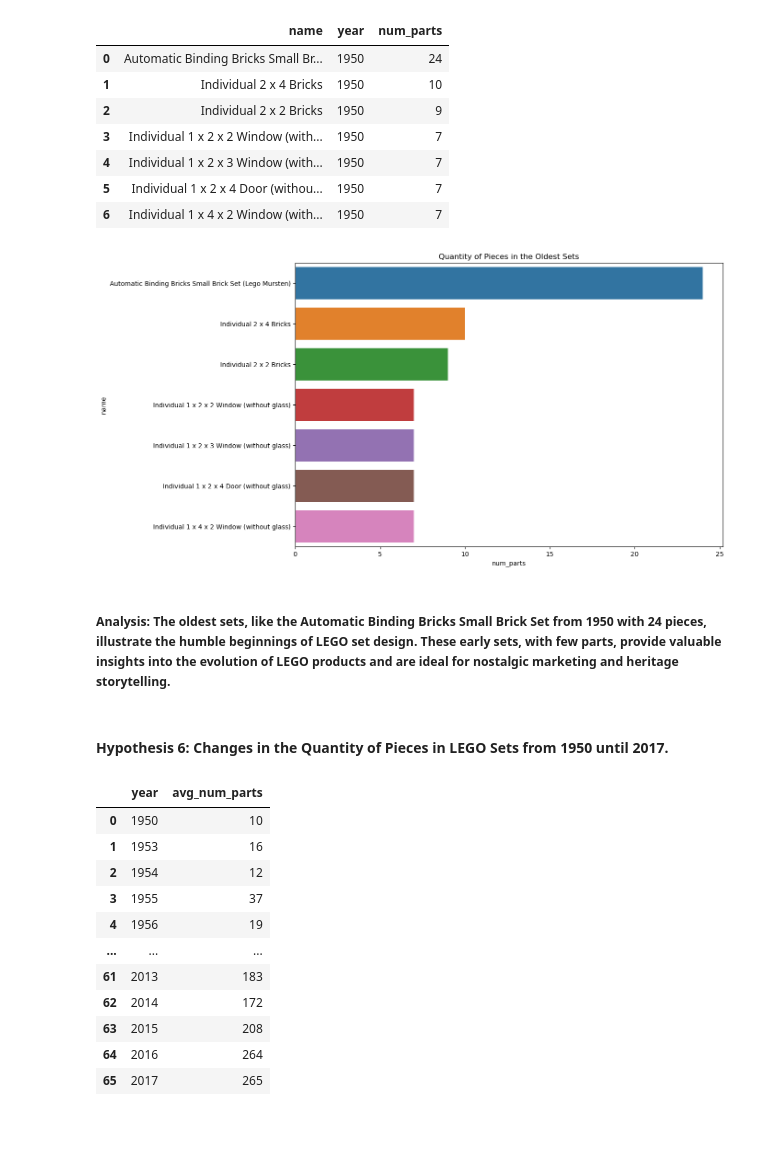
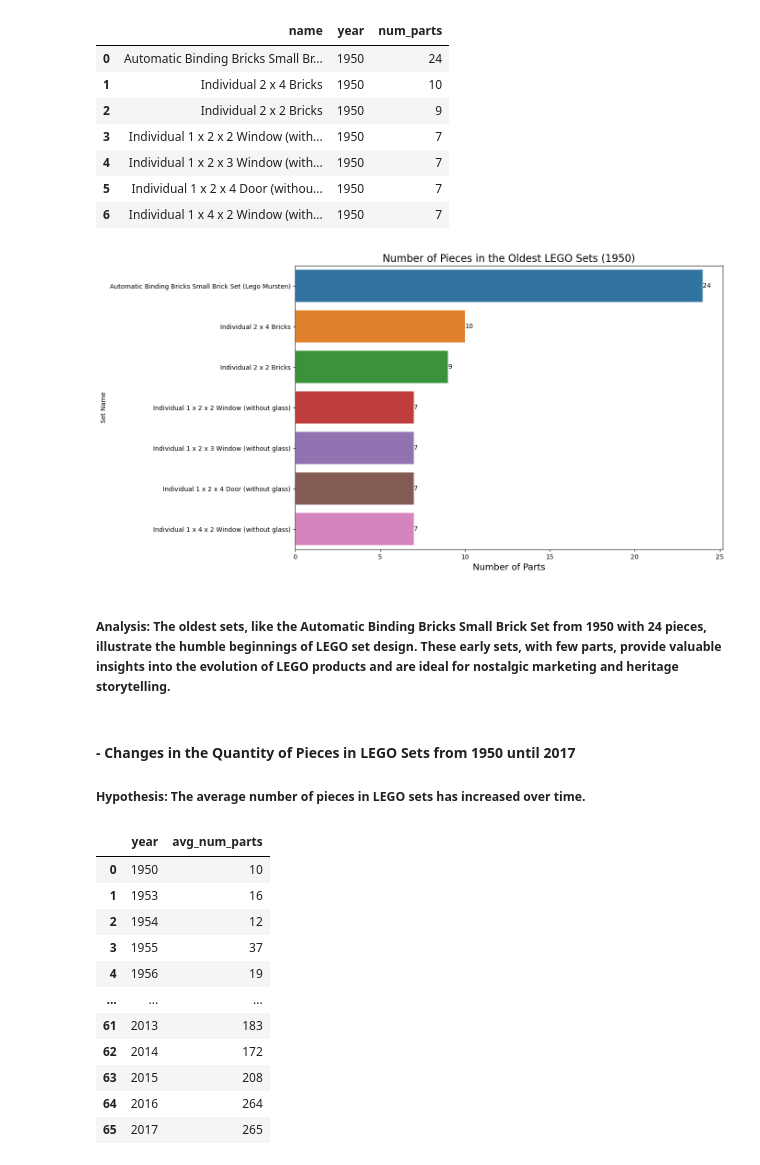
Before and after one commit to DaniCoco31/miniproject_week4, a Jupyter notebook: Notebooks/legodb_processing.ipynb, the cells around one changed output. Drawn from its saved outputs; the diff is of its cells as text; code cells hidden in the pictures; blank space fills up the shorter version.

Commit message:
changes into hypothesis

```diff
--- a/Notebooks/legodb_processing.ipynb
+++ b/Notebooks/legodb_processing.ipynb
@@ -39,13 +39,6 @@ queries = {
         SELECT DISTINCT name, num_parts
         FROM sets
         ORDER BY num_parts DESC
-        LIMIT 10;
-    """,
-    "top_sets_with_least_parts": """
-        SELECT name, num_parts
-        FROM sets
-        WHERE num_parts >= 1
-        ORDER BY num_parts ASC
         LIMIT 10;
     """,
     "themes_with_most_parts": """
@@ -68,6 +61,33 @@ queries = {
         FROM sets
         GROUP BY year
         ORDER BY year ASC;
+    """,
+    "variation_num_part_over_year" : """
+        SELECT year, MAX(num_parts) - MIN(num_parts) AS part_range
+        FROM sets
+        GROUP BY year
+        ORDER BY year ASC;
+    """,
+    "num_parts_over_time" : """
+        SELECT year, FLOOR(AVG(num_parts)) AS avg_num_parts
+        FROM sets
+        GROUP BY year
+        ORDER BY year ASC;
+    """,
+    "themes_introduced_each_year" : """
+    SELECT year, COUNT(DISTINCT theme_id) AS new_themes
+        FROM sets
+        GROUP BY year
+        ORDER BY year ASC;
+    """,
+    "most_common_color_in_sets" : """
+        SELECT colors.name AS Color, COUNT(*) AS count
+        FROM colors
+        JOIN inventory_parts ON colors.id = inventory_parts.color_id
+        GROUP BY colors.name
+        ORDER BY count DESC
+        LIMIT 10;
     """
+
 }
 # %% [markdown]
@@ -178,14 +175,15 @@ df_quantity_of_pieces_in_oldest_sets
 | 4 | Individual 1 x 2 x 3 Window (with... | 1950 | 7 |
 | 5 | Individual 1 x 2 x 4 Door (withou... | 1950 | 7 |
 | 6 | Individual 1 x 4 x 2 Window (with... | 1950 | 7 |
-# %%
-visualize_quantity_of_pieces_in_oldest_sets(df_quantity_of_pieces_in_oldest_sets)
-# %% [output]
-[figure, removed]
+# %%
+visualize_oldest_sets(connection, queries)
+# %% [output]
+[figure, added]
 # %% [markdown]
 ##### Analysis: The oldest sets, like the Automatic Binding Bricks Small Brick Set from 1950 with 24 pieces, illustrate the humble beginnings of LEGO set design. These early sets, with few parts, provide valuable insights into the evolution of LEGO products and are ideal for nostalgic marketing and heritage storytelling.
 # %% [markdown]
-#### Hypothesis 6: Changes in the Quantity of Pieces in LEGO Sets from 1950 until 2017.
+#### - Changes in the Quantity of Pieces in LEGO Sets from 1950 until 2017
+##### Hypothesis: The average number of pieces in LEGO sets has increased over time.
 # %%
 df_changes_in_quantity_of_pieces = query_to_dataframe(connection, queries['changes_in_quantity_of_pieces'])
 df_changes_in_quantity_of_pieces
```
Also changed, not shown: parts of 21 cells of this notebook, 5 other files.
